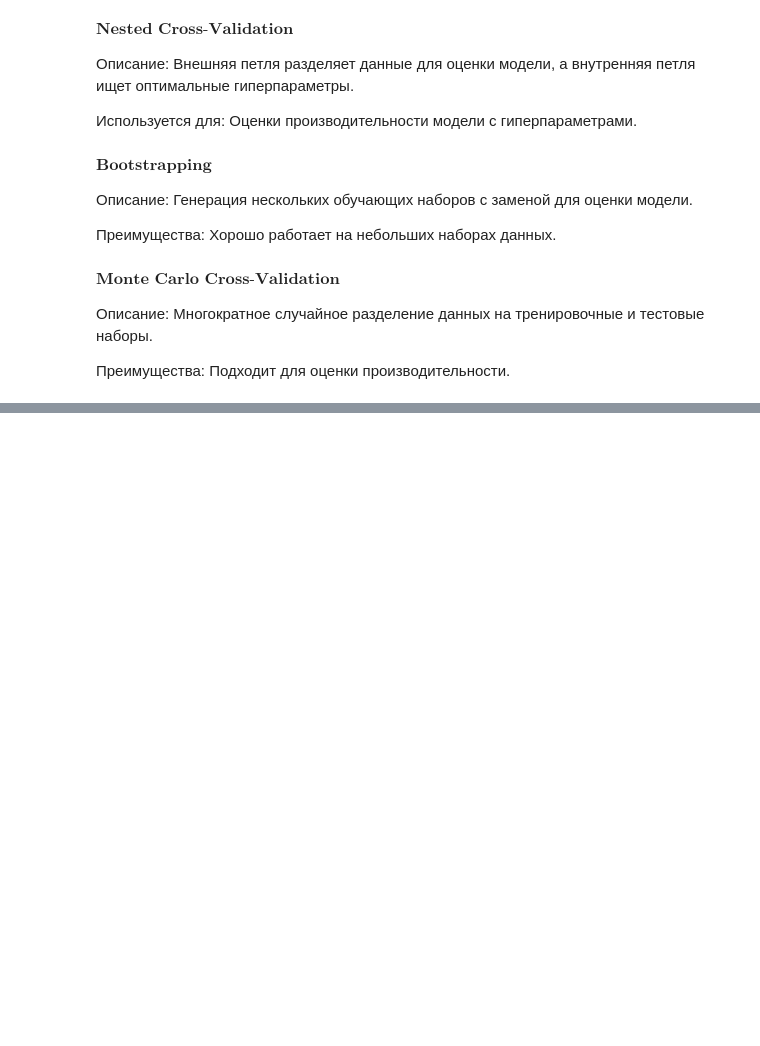
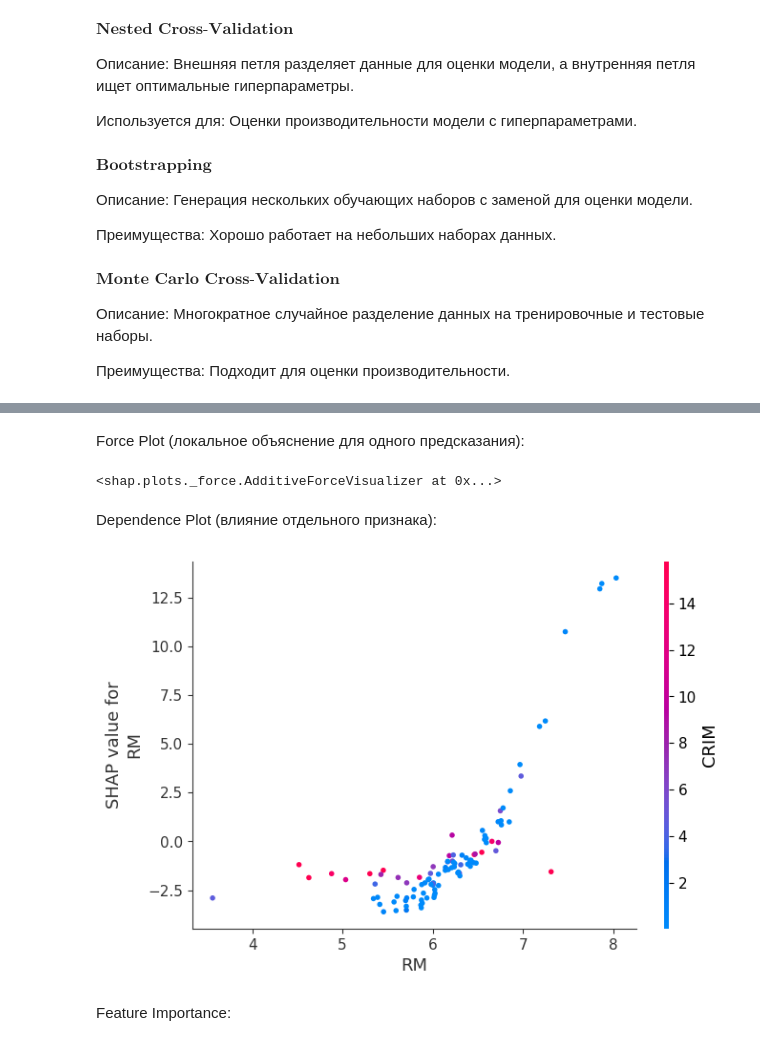
Before and after one commit to NEurosgen/Patterns-ML-DL, a Jupyter notebook: ModelPatern.ipynb, the cells around one changed output, grey strips where cells are left out. Cells and saved outputs as stored; diff of their text form; code cells hidden in the pictures; blank space fills up the shorter version.

```diff
--- a/ModelPatern.ipynb
+++ b/ModelPatern.ipynb
@@ -101,0 +151,14 @@ for _ in range(100):
+# %% [markdown]
+Force Plot (локальное объяснение для одного предсказания):
+# %%
+shap.force_plot(explainer.expected_value, shap_values[0].values, X_test.iloc[0])
+# %% [output]
+<shap.plots._force.AdditiveForceVisualizer at 0x...>
+# %% [markdown]
+ Dependence Plot (влияние отдельного признака):
+# %%
+shap.dependence_plot("RM", shap_values.values, X_test)
+# %% [output]
+[figure, added]
+# %% [markdown]
+Feature Importance:
```
Also changed, not shown: parts of 4 cells of this notebook, 5 other files.
